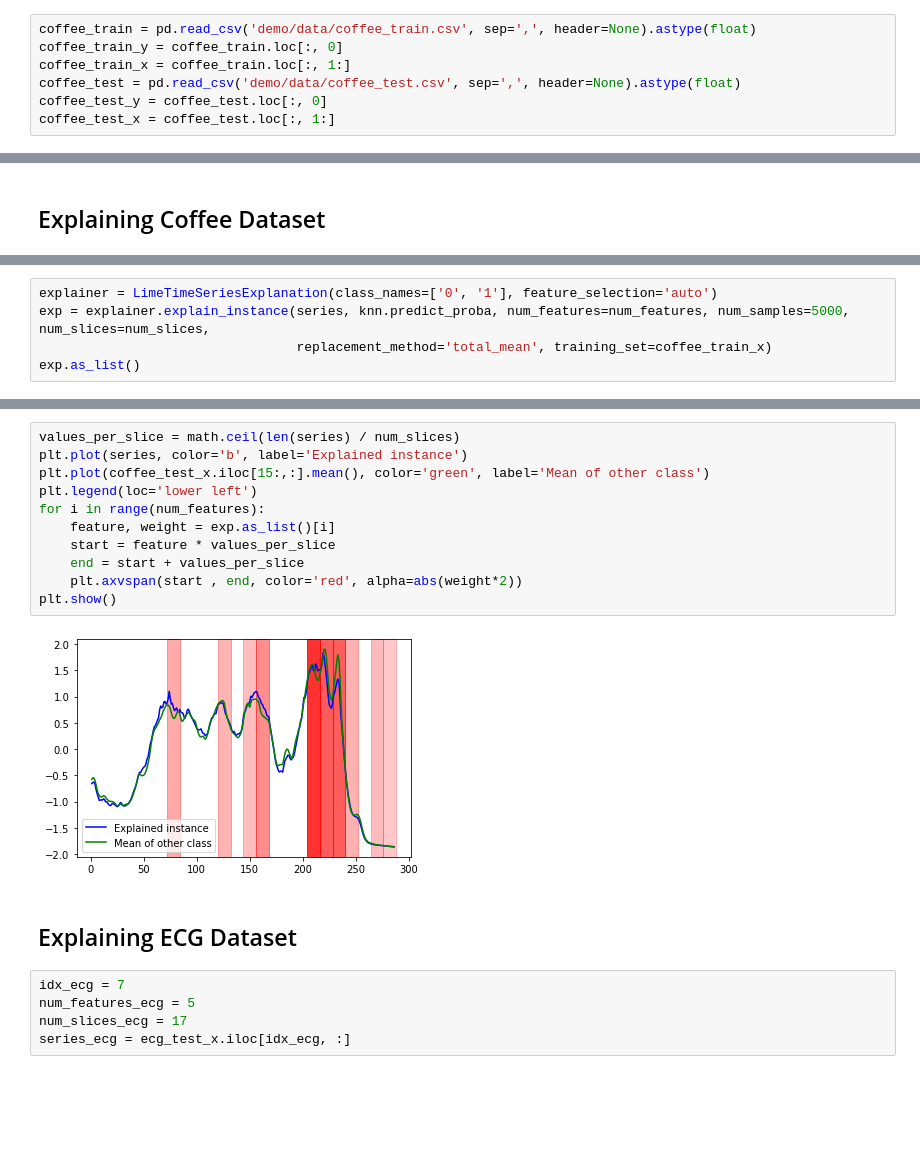
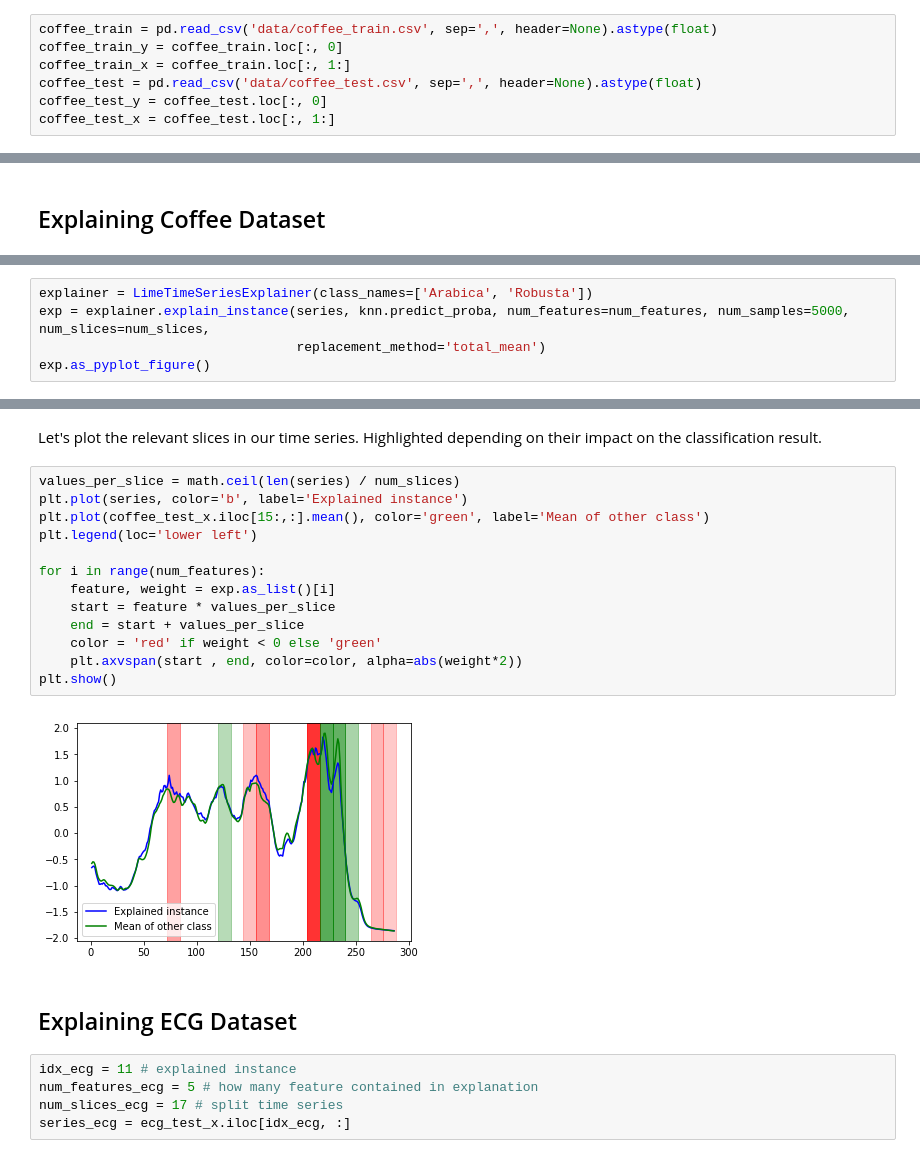
Before and after one commit to emanuel-metzenthin/Lime-For-Time, a Jupyter notebook: demo/LIME-Pipeline.ipynb, the cells around one changed output, grey strips where cells are left out. Saved outputs shown, nothing was run; the diff lists cells and outputs as text; blank space fills up the shorter version.

Commit message:
Adjust demo notebook

```diff
--- a/demo/LIME-Pipeline.ipynb
+++ b/demo/LIME-Pipeline.ipynb
@@ -20,10 +12,10 @@ from lime_timeseries import LimeTimeSeriesExplanation
 # %% [markdown]
 ## Load Coffee Dataset
 # %%
-coffee_train = pd.read_csv('demo/data/coffee_train.csv', sep=',', header=None).astype(float)
+coffee_train = pd.read_csv('data/coffee_train.csv', sep=',', header=None).astype(float)
 coffee_train_y = coffee_train.loc[:, 0]
 coffee_train_x = coffee_train.loc[:, 1:]
-coffee_test = pd.read_csv('demo/data/coffee_test.csv', sep=',', header=None).astype(float)
+coffee_test = pd.read_csv('data/coffee_test.csv', sep=',', header=None).astype(float)
 coffee_test_y = coffee_test.loc[:, 0]
 coffee_test_x = coffee_test.loc[:, 1:]
 # %% [markdown]
@@ -84,7 +80,7 @@ num_slices = 24
 series = coffee_test_x.iloc[idx, :]
 # %%
-explainer = LimeTimeSeriesExplanation(class_names=['0', '1'], feature_selection='auto')
+explainer = LimeTimeSeriesExplainer(class_names=['Arabica', 'Robusta'])
 exp = explainer.explain_instance(series, knn.predict_proba, num_features=num_features, num_samples=5000, num_slices=num_slices,
-                                 replacement_method='total_mean', training_set=coffee_train_x)
-exp.as_list()
+                                 replacement_method='total_mean')
+exp.as_pyplot_figure()
 # %% [output]
@@ -101,21 +89,25 @@ exp.as_list()
+# %% [markdown]
+Let's plot the relevant slices in our time series. Highlighted depending on their impact on the classification result.
 # %%
 values_per_slice = math.ceil(len(series) / num_slices)
 plt.plot(series, color='b', label='Explained instance')
 plt.plot(coffee_test_x.iloc[15:,:].mean(), color='green', label='Mean of other class')
 plt.legend(loc='lower left')
+
 for i in range(num_features):
     feature, weight = exp.as_list()[i]
     start = feature * values_per_slice
     end = start + values_per_slice
-    plt.axvspan(start , end, color='red', alpha=abs(weight*2))
+    color = 'red' if weight < 0 else 'green'
+    plt.axvspan(start , end, color=color, alpha=abs(weight*2))
 plt.show()
 # %% [output]
-[figure, old version]
+[figure, new version]
 # %% [markdown]
 ## Explaining ECG Dataset
 # %%
-idx_ecg = 7
-num_features_ecg = 5
-num_slices_ecg = 17
+idx_ecg = 11 # explained instance
+num_features_ecg = 5 # how many feature contained in explanation
+num_slices_ecg = 17 # split time series
 series_ecg = ecg_test_x.iloc[idx_ecg, :]
 # %%
```
Also changed, not shown: parts of 13 cells of this notebook, 16 other files.
